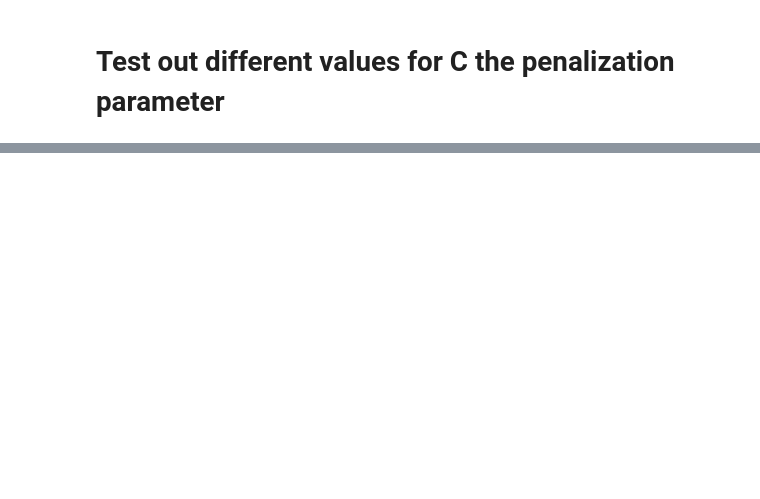
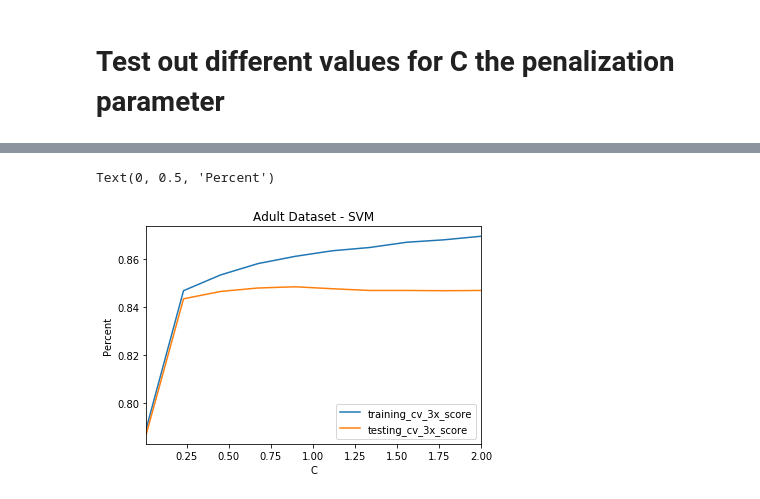
Before and after one commit to jonhilgart22/gatech_machine_learning, a Jupyter notebook: problem set 1/svm.ipynb, the cells around one changed output, grey strips where cells are left out. Saved outputs shown, nothing was run; the diff lists cells and outputs as text; code cells hidden in the pictures; blank space fills up the shorter version.

```diff
--- a/problem set 1/svm.ipynb
+++ b/problem set 1/svm.ipynb
@@ -269,7 +284,7 @@ def plot_tree_versus_training_test_score_for_classifier(all_x, all_y,
             )
 
             pipe = Pipeline([('Scale',StandardScaler()),
-                     ('sv,', SVC(C=k))])
+                     ('svc', SVC(C=k))])
             pipe.fit(trgX, trgY)
 
             training_predictions = pipe.predict(trgX)
@@ -356,0 +394,7 @@ banking_svc_results_df = plot_tree_versus_training_test_score_for_classifier(X_t
+# %%
+adult_svc_results_df.plot(x='C', y=['training_cv_3x_score','testing_cv_3x_score'], kind='line' )
+plt.title('Adult Dataset - SVM')
+plt.ylabel('Percent')
+# %% [output]
+Text(0, 0.5, 'Percent')
+[figure, added]
```
Also changed, not shown: parts of 14 cells of this notebook, 2 other files.
